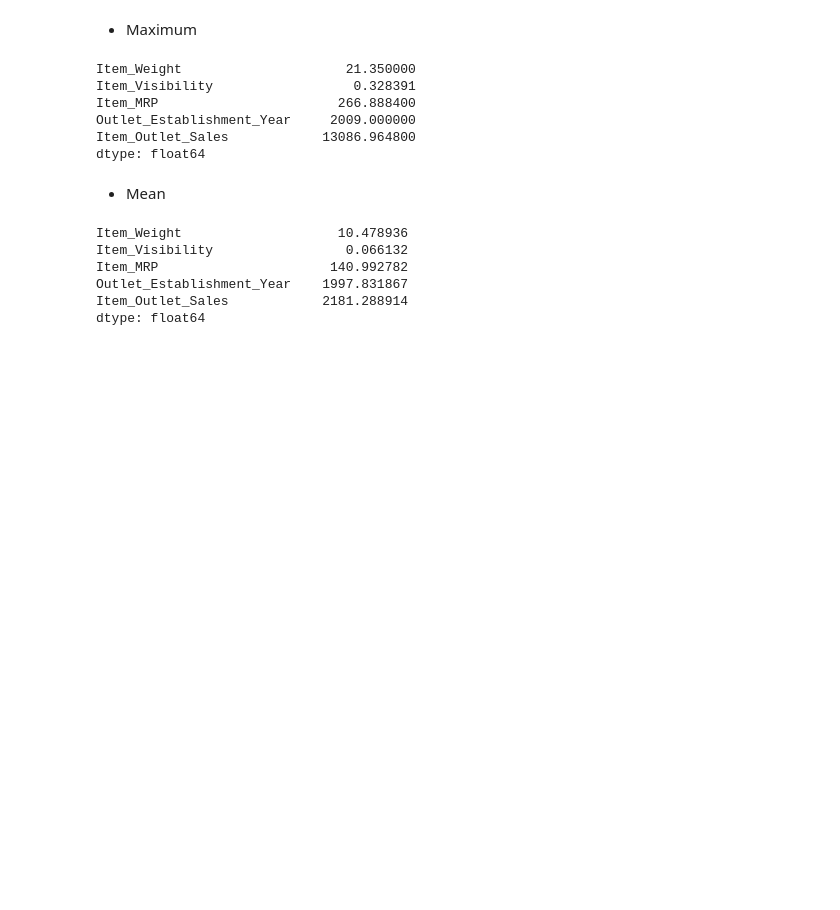
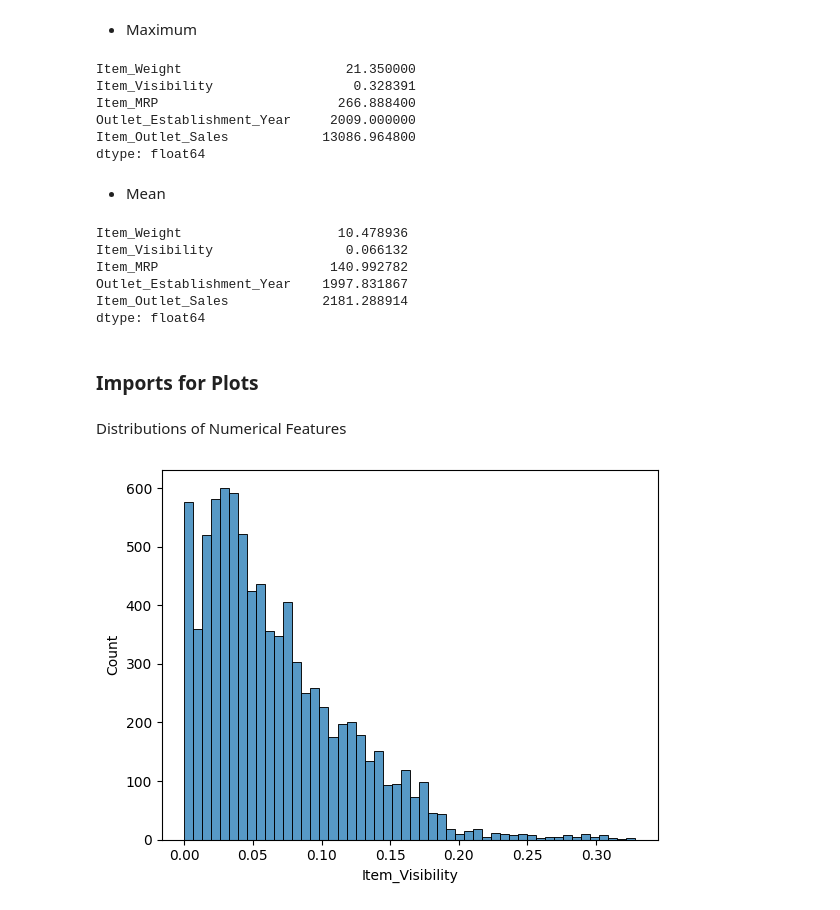
Before and after one commit to Mrammoss/Prediction-of-Product-Sales, a Jupyter notebook: Loading_Data.ipynb, the cells around one changed output. Drawn from its saved outputs; the diff is of its cells as text; code cells hidden in the pictures; blank space fills up the shorter version.

```diff
--- a/Loading_Data.ipynb
+++ b/Loading_Data.ipynb
@@ -189,3 +190,5 @@ Item_MRP                      140.992782
 Outlet_Establishment_Year    1997.831867
 Item_Outlet_Sales            2181.288914
 dtype: float64
+# %% [markdown]
+### Imports for Plots
@@ -191,0 +199,6 @@ dtype: float64
+# %% [markdown]
+Distributions of Numerical Features
+# %%
+ax = sns.histplot(data=df, x='Item_Visibility')
+# %% [output]
+[figure, added]
```
Also changed, not shown: parts of 6 cells of this notebook.
